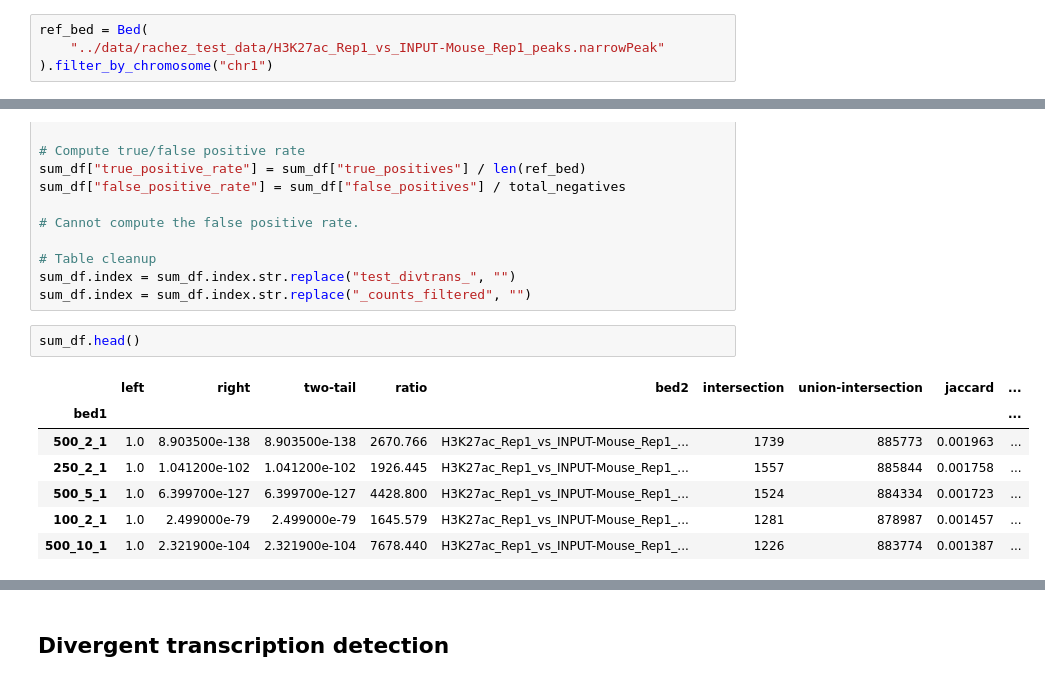
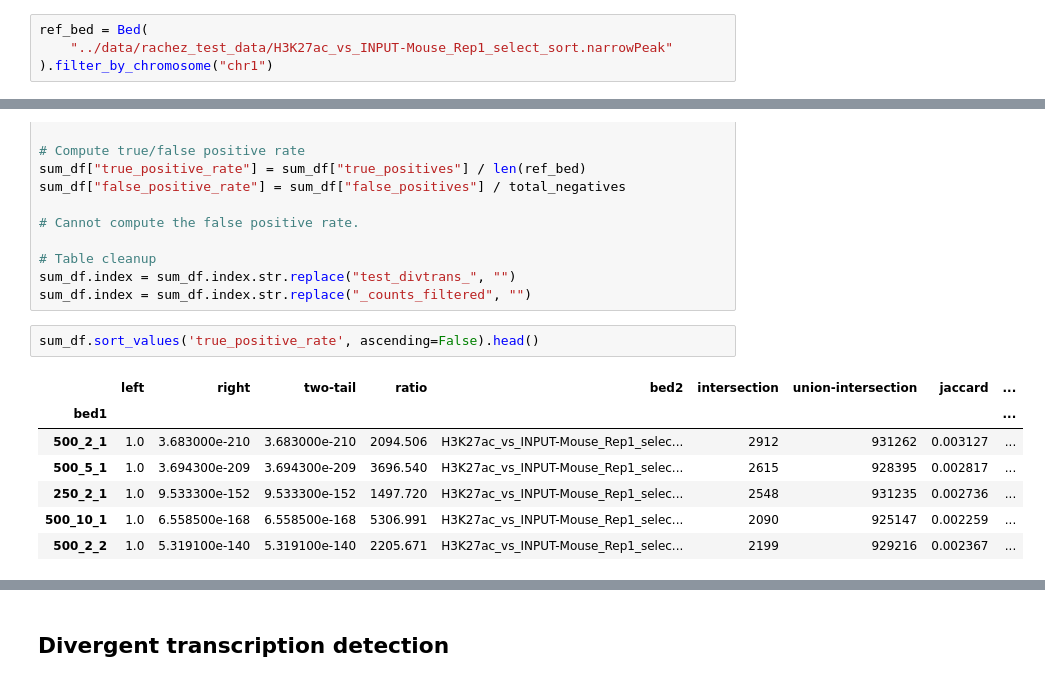
Before and after one commit to khourhin/divtrans, a Jupyter notebook: code/divtrans_rachez_dataset.ipynb, the cells around one changed output, grey strips where cells are left out. Saved outputs shown, nothing was run; the diff lists cells and outputs as text.

```diff
--- a/code/divtrans_rachez_dataset.ipynb
+++ b/code/divtrans_rachez_dataset.ipynb
@@ -87,6 +121,6 @@ bedfilter.multiple_run(
 # %%
 ref_bed = Bed(
-    "../data/rachez_test_data/H3K27ac_Rep1_vs_INPUT-Mouse_Rep1_peaks.narrowPeak"
+    "../data/rachez_test_data/H3K27ac_vs_INPUT-Mouse_Rep1_select_sort.narrowPeak"
 ).filter_by_chromosome("chr1")
 # %% [markdown]
 ### Statistics for parameter tuning:
@@ -156,15 +196,15 @@ sum_df["false_positive_rate"] = sum_df["false_positives"] / total_negatives
 sum_df.index = sum_df.index.str.replace("test_divtrans_", "")
 sum_df.index = sum_df.index.str.replace("_counts_filtered", "")
 # %%
-sum_df.head()
+sum_df.sort_values('true_positive_rate', ascending=False).head()
 # %% [output]
 |  | left | right | two-tail | ratio | bed2 | intersection | union-intersection | jaccard | ... |
 | bed1 |  |  |  |  |  |  |  |  | ... |
-| 500_2_1 | 1.0 | 8.903500e-138 | 8.903500e-138 | 2670.766 | H3K27ac_Rep1_vs_INPUT-Mouse_Rep1_... | 1739 | 885773 | 0.001963 | ... |
-| 250_2_1 | 1.0 | 1.041200e-102 | 1.041200e-102 | 1926.445 | H3K27ac_Rep1_vs_INPUT-Mouse_Rep1_... | 1557 | 885844 | 0.001758 | ... |
-| 500_5_1 | 1.0 | 6.399700e-127 | 6.399700e-127 | 4428.800 | H3K27ac_Rep1_vs_INPUT-Mouse_Rep1_... | 1524 | 884334 | 0.001723 | ... |
-| 100_2_1 | 1.0 | 2.499000e-79 | 2.499000e-79 | 1645.579 | H3K27ac_Rep1_vs_INPUT-Mouse_Rep1_... | 1281 | 878987 | 0.001457 | ... |
-| 500_10_1 | 1.0 | 2.321900e-104 | 2.321900e-104 | 7678.440 | H3K27ac_Rep1_vs_INPUT-Mouse_Rep1_... | 1226 | 883774 | 0.001387 | ... |
+| 500_2_1 | 1.0 | 3.683000e-210 | 3.683000e-210 | 2094.506 | H3K27ac_vs_INPUT-Mouse_Rep1_selec... | 2912 | 931262 | 0.003127 | ... |
+| 500_5_1 | 1.0 | 3.694300e-209 | 3.694300e-209 | 3696.540 | H3K27ac_vs_INPUT-Mouse_Rep1_selec... | 2615 | 928395 | 0.002817 | ... |
+| 250_2_1 | 1.0 | 9.533300e-152 | 9.533300e-152 | 1497.720 | H3K27ac_vs_INPUT-Mouse_Rep1_selec... | 2548 | 931235 | 0.002736 | ... |
+| 500_10_1 | 1.0 | 6.558500e-168 | 6.558500e-168 | 5306.991 | H3K27ac_vs_INPUT-Mouse_Rep1_selec... | 2090 | 925147 | 0.002259 | ... |
+| 500_2_2 | 1.0 | 5.319100e-140 | 5.319100e-140 | 2205.671 | H3K27ac_vs_INPUT-Mouse_Rep1_selec... | 2199 | 929216 | 0.002367 | ... |
 # %%
 sns.pairplot(
     x_vars="false_positive_rate",
```
Also changed, not shown: parts of 12 cells of this notebook, 1 other file.
